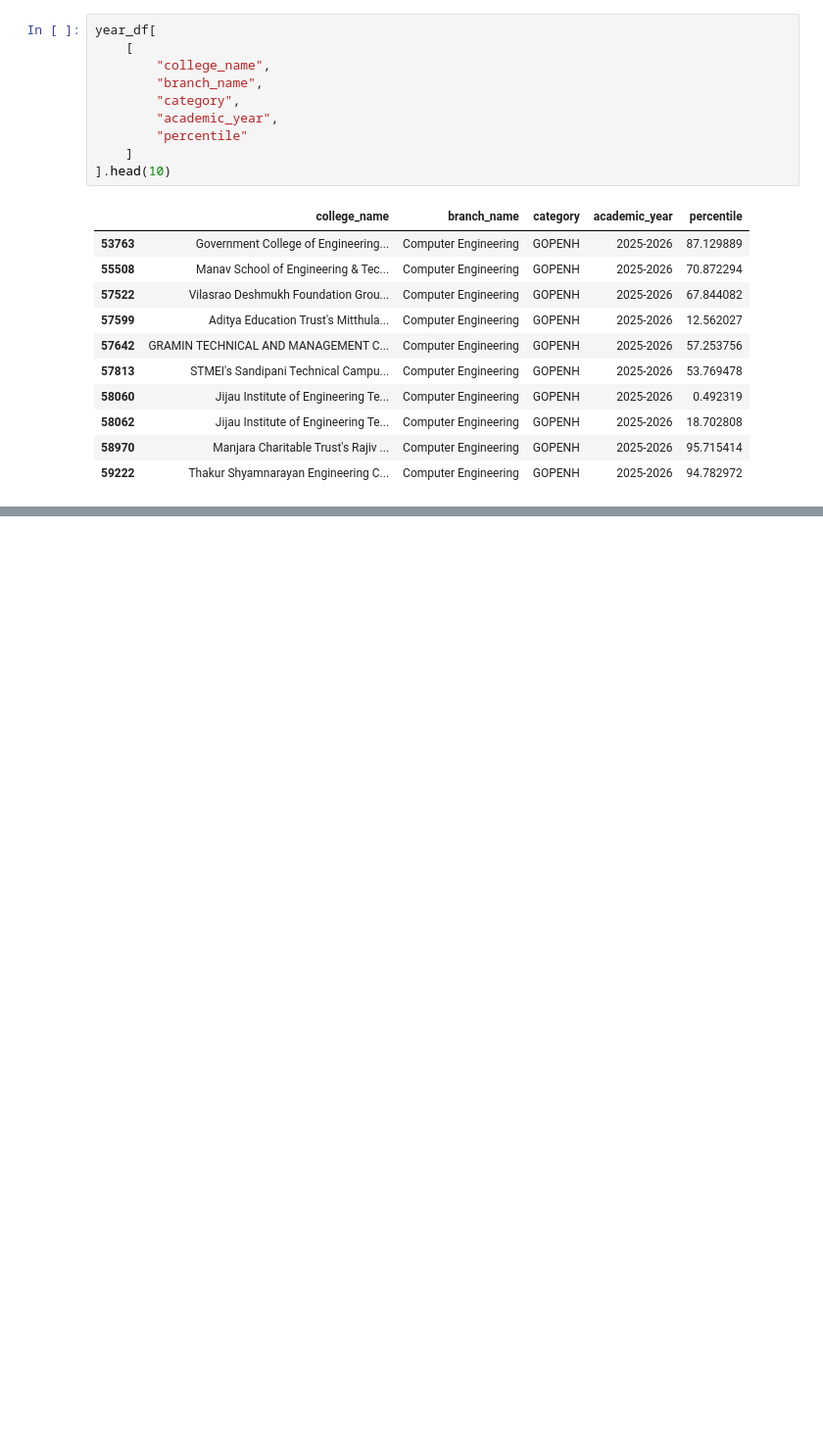
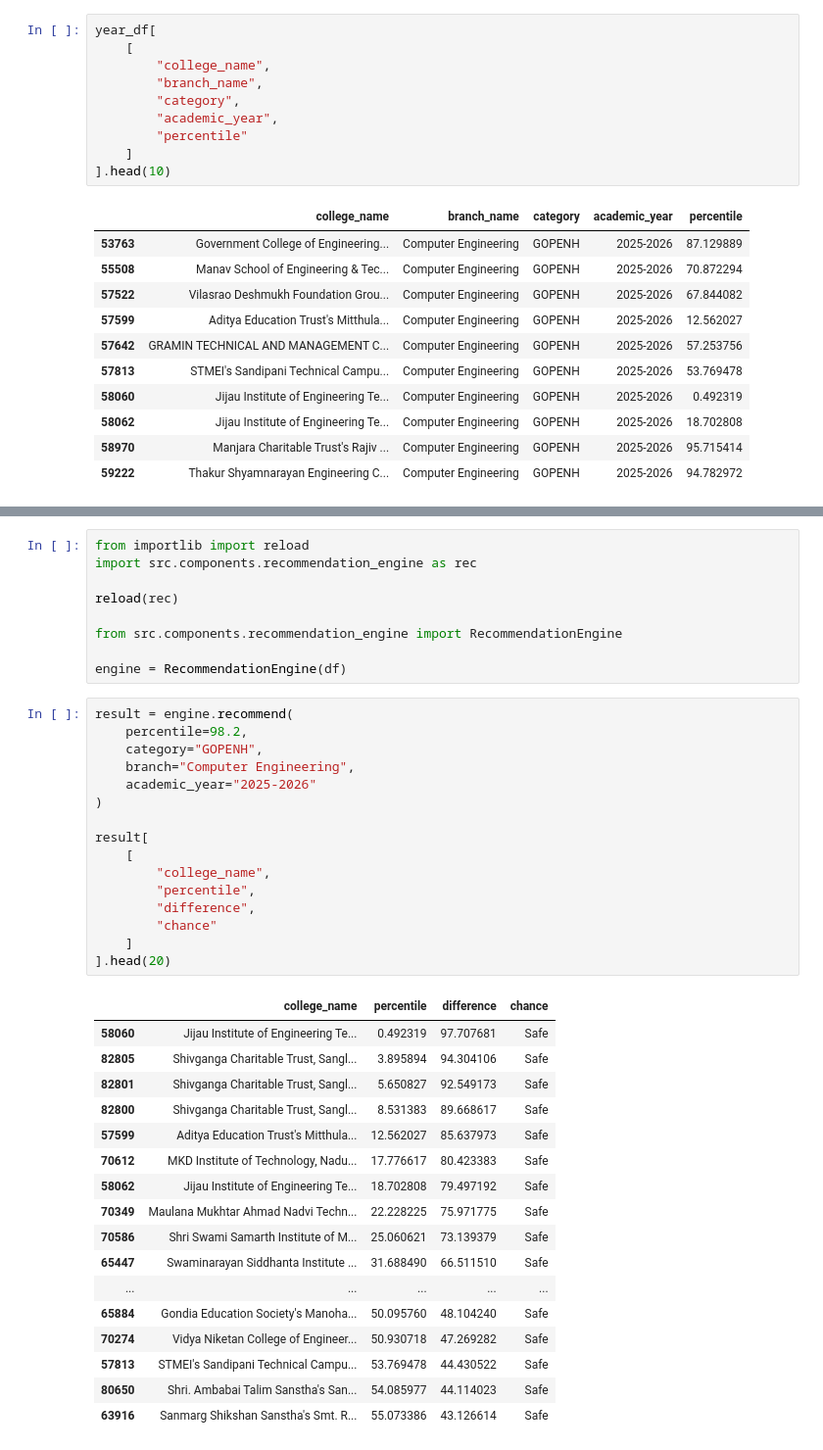
Before and after one commit to krishparmani/college-predictor, a Jupyter notebook: notebook/recommendation_engine.ipynb, the cells around one changed output, grey strips where cells are left out. Shown at 98% size. Cells and saved outputs as stored; diff of their text form; blank space fills up the shorter version.

```diff
--- a/notebook/recommendation_engine.ipynb
+++ b/notebook/recommendation_engine.ipynb
@@ -116,0 +242,43 @@ year_df[
+# %%
+from importlib import reload
+import src.components.recommendation_engine as rec
+
+reload(rec)
+
+from src.components.recommendation_engine import RecommendationEngine
+
+engine = RecommendationEngine(df)
+# %%
+result = engine.recommend(
+    percentile=98.2,
+    category="GOPENH",
+    branch="Computer Engineering",
+    academic_year="2025-2026"
+)
+
+result[
+    [
+        "college_name",
+        "percentile",
+        "difference",
+        "chance"
+    ]
+].head(20)
+# %% [output]
+|  | college_name | percentile | difference | chance |
+| 58060 | Jijau Institute of Engineering Te... | 0.492319 | 97.707681 | Safe |
+| 82805 | Shivganga Charitable Trust, Sangl... | 3.895894 | 94.304106 | Safe |
+| 82801 | Shivganga Charitable Trust, Sangl... | 5.650827 | 92.549173 | Safe |
+| 82800 | Shivganga Charitable Trust, Sangl... | 8.531383 | 89.668617 | Safe |
+| 57599 | Aditya Education Trust's Mitthula... | 12.562027 | 85.637973 | Safe |
+| 70612 | MKD Institute of Technology, Nadu... | 17.776617 | 80.423383 | Safe |
+| 58062 | Jijau Institute of Engineering Te... | 18.702808 | 79.497192 | Safe |
+| 70349 | Maulana Mukhtar Ahmad Nadvi Techn... | 22.228225 | 75.971775 | Safe |
+| 70586 | Shri Swami Samarth Institute of M... | 25.060621 | 73.139379 | Safe |
+| 65447 | Swaminarayan Siddhanta Institute ... | 31.688490 | 66.511510 | Safe |
+| ... | ... | ... | ... | ... |
+| 65884 | Gondia Education Society's Manoha... | 50.095760 | 48.104240 | Safe |
+| 70274 | Vidya Niketan College of Engineer... | 50.930718 | 47.269282 | Safe |
+| 57813 | STMEI's Sandipani Technical Campu... | 53.769478 | 44.430522 | Safe |
+| 80650 | Shri. Ambabai Talim Sanstha's San... | 54.085977 | 44.114023 | Safe |
+| 63916 | Sanmarg Shikshan Sanstha's Smt. R... | 55.073386 | 43.126614 | Safe |
```
Also changed, not shown: parts of 35 cells of this notebook, 1 other file.
